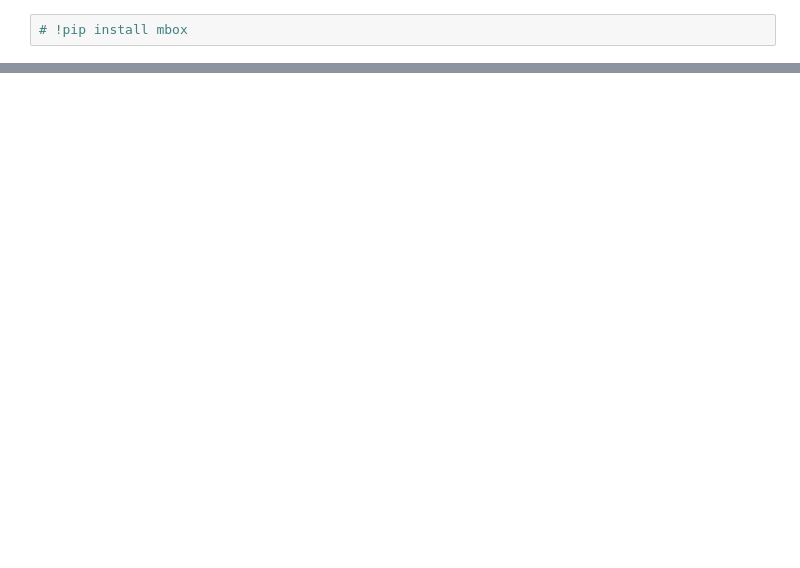
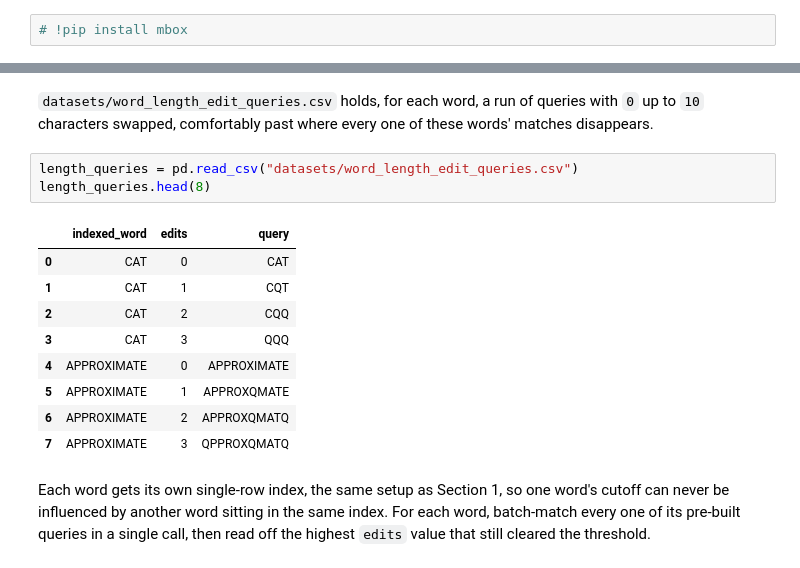
Before and after one commit to exorbyte/mbox-cookbook, a Jupyter notebook: 05-explainability/02-reading_field_level_scores.ipynb, the cells around one changed output, grey strips where cells are left out. Drawn from its saved outputs; the diff is of its cells as text; blank space fills up the shorter version.

```diff
--- a/05-explainability/01-reading_field_level_scores.ipynb
+++ b/05-explainability/02-reading_field_level_scores.ipynb
@@ -260,0 +102,17 @@ A row with `index_row = -1` means no candidate cleared the internal matching thr
+# %% [markdown]
+`datasets/word_length_edit_queries.csv` holds, for each word, a run of queries with `0` up to `10` characters swapped, comfortably past where every one of these words' matches disappears.
+# %%
+length_queries = pd.read_csv("datasets/word_length_edit_queries.csv")
+length_queries.head(8)
+# %% [output]
+|  | indexed_word | edits | query |
+| 0 | CAT | 0 | CAT |
+| 1 | CAT | 1 | CQT |
+| 2 | CAT | 2 | CQQ |
+| 3 | CAT | 3 | QQQ |
+| 4 | APPROXIMATE | 0 | APPROXIMATE |
+| 5 | APPROXIMATE | 1 | APPROXQMATE |
+| 6 | APPROXIMATE | 2 | APPROXQMATQ |
+| 7 | APPROXIMATE | 3 | QPPROXQMATQ |
+# %% [markdown]
+Each word gets its own single-row index, the same setup as Section 1, so one word's cutoff can never be influenced by another word sitting in the same index. For each word, batch-match every one of its pre-built queries in a single call, then read off the highest `edits` value that still cleared the threshold.
```
Also changed, not shown: parts of 50 cells of this notebook, 16 other files.
